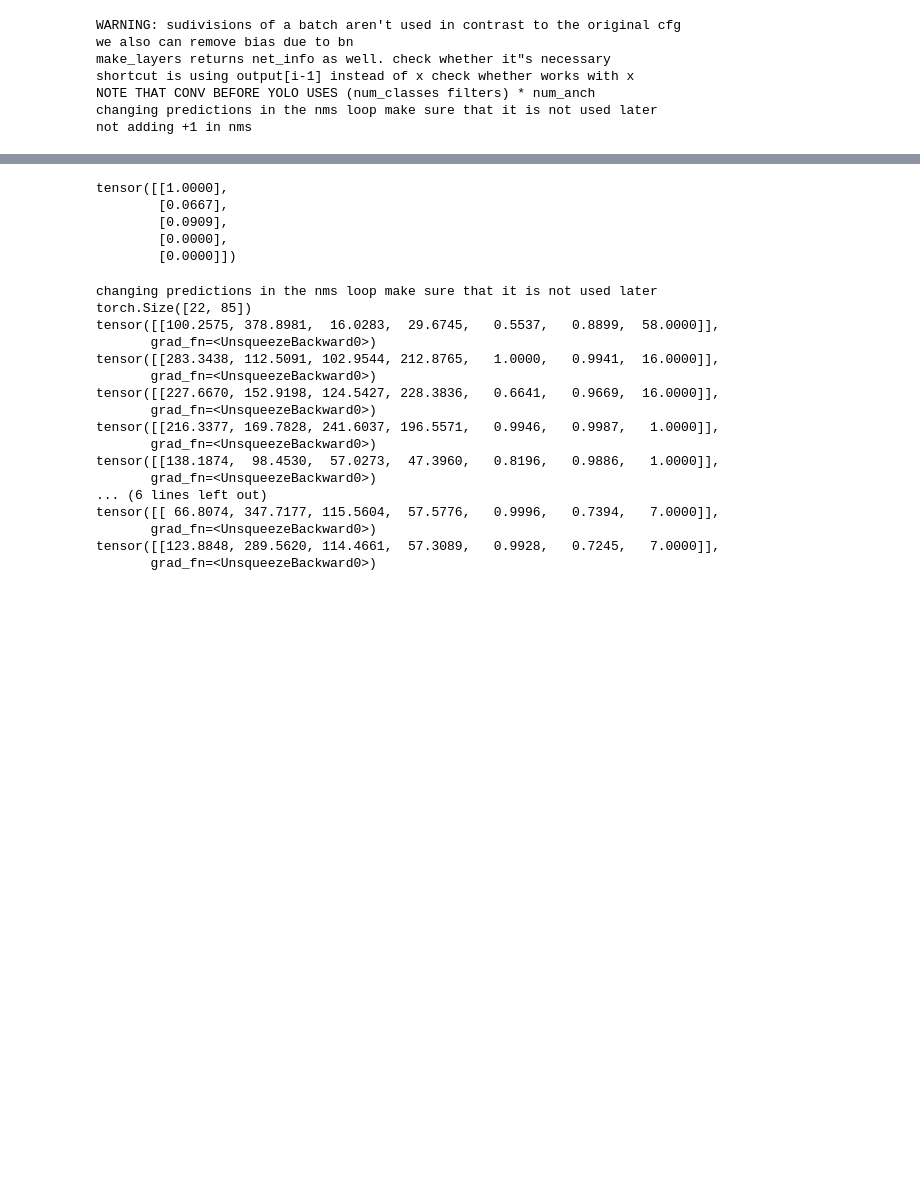
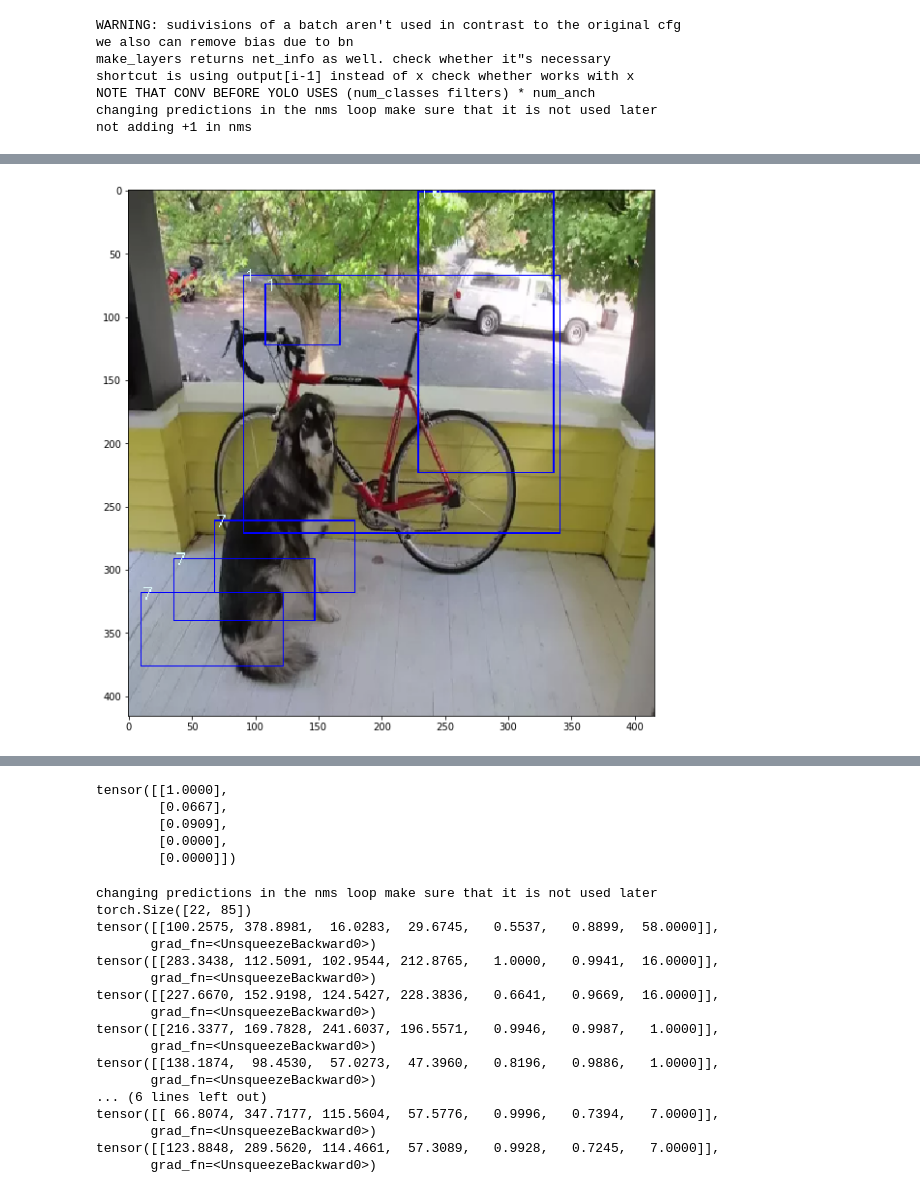
Before and after one commit to v-iashin/WebsiteYOLO, a Jupyter notebook: face_detector/experiments/yolo/Untitled.ipynb, the cells around one changed output, grey strips where cells are left out. Drawn from its saved outputs; the diff is of its cells as text; code cells hidden in the pictures; blank space fills up the shorter version.

```diff
--- a/face_detector/experiments/yolo/Untitled.ipynb
+++ b/face_detector/experiments/yolo/Untitled.ipynb
@@ -59,3 +44,29 @@ tensor([[100.1654, 378.9805,  16.8621,  29.1878,   0.5300,   0.8961,  58.0000],
+# %%
+top_left_x = pred[:, 0] - pred[:, 2]/2
+top_left_y = pred[:, 1] - pred[:, 3]/2
+bottom_right_x = pred[:, 0] + pred[:, 2]/2
+bottom_right_y = pred[:, 1] + pred[:, 3]/2
+
+top_left_x = top_left_x.detach().int().numpy()
+top_left_y = top_left_y.detach().int().numpy()
+bottom_right_x = bottom_right_x.detach().int().numpy()
+bottom_right_y = bottom_right_y.detach().int().numpy()
+
+plt.figure(figsize=(10, 10))
+img = cv2.imread('dog-cycle-car.png')
+img = cv2.cvtColor(img, cv2.COLOR_BGR2RGB)
+img = cv2.resize(img, (416, 416))
+
+for i in range(len(top_left_x)):
+    cv2.rectangle(img, (top_left_x[i], top_left_y[i]), (bottom_right_x[i], bottom_right_y[i]), (0, 0, 255), 1)
+#     cv2.rectangle(img, (50, 100), (100, 134), (0, 0, 255), 2)
+    cv2.putText(img, str(pred[i, 6].detach().int().numpy()), (top_left_x[i], top_left_y[i] + 2 + 4),
+                cv2.FONT_HERSHEY_PLAIN, 1, [225,255,255], 1)
+
+plt.imshow(img)
+plt.show()
+# %% [output]
+[figure, added]
 # %%
 # todo nms
 x = torch.randn((2, 3, 416, 416))
```
Also changed, not shown: parts of 4 cells of this notebook, 2 other files.
